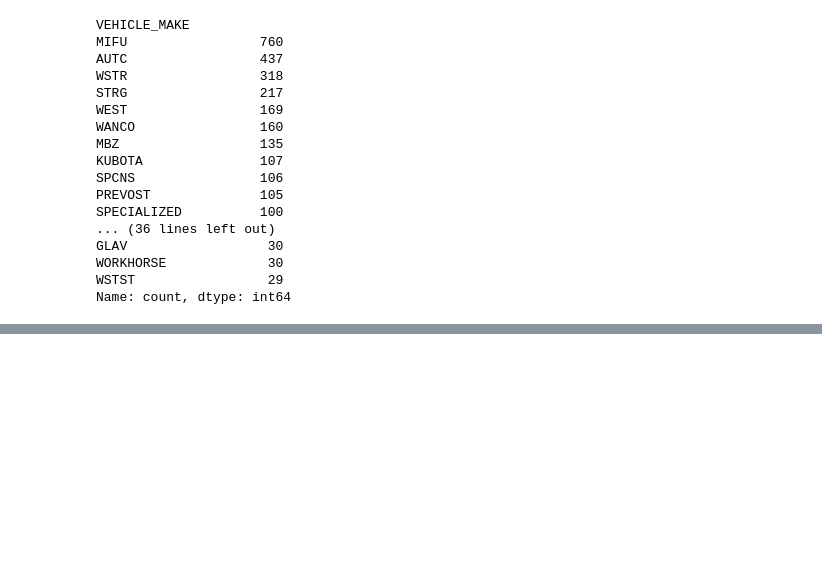
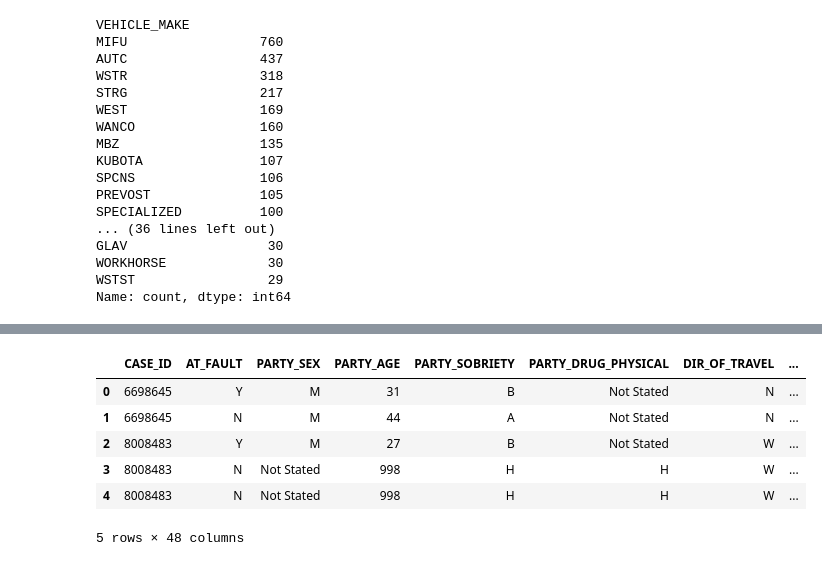
Before and after one commit to smendez9/CA-SWITRS-PCF-Analysis-Tool, a Jupyter notebook: Exploratory Analysis and Data Wrangling.ipynb, the cells around one changed output, grey strips where cells are left out. Saved outputs shown, nothing was run; the diff lists cells and outputs as text; code cells hidden in the pictures; blank space fills up the shorter version.

```diff
--- a/Exploratory Analysis and Data Wrangling.ipynb
+++ b/Exploratory Analysis and Data Wrangling.ipynb
@@ -457,0 +362,12 @@ Index(['CASE_ID', 'AT_FAULT', 'PARTY_SEX', 'PARTY_AGE', 'PARTY_SOBRIETY',
+# %%
+collisions_clean_make = collisions_clean_make.reset_index(drop = True)
+# %%
+collisions_clean_make.head(5)
+# %% [output]
+|  | CASE_ID | AT_FAULT | PARTY_SEX | PARTY_AGE | PARTY_SOBRIETY | PARTY_DRUG_PHYSICAL | DIR_OF_TRAVEL | ... |
+| 0 | 6698645 | Y | M | 31 | B | Not Stated | N | ... |
+| 1 | 6698645 | N | M | 44 | A | Not Stated | N | ... |
+| 2 | 8008483 | Y | M | 27 | B | Not Stated | W | ... |
+| 3 | 8008483 | N | Not Stated | 998 | H | H | W | ... |
+| 4 | 8008483 | N | Not Stated | 998 | H | H | W | ... |
+5 rows × 48 columns
```
Also changed, not shown: parts of 51 cells of this notebook, 1 other file.
